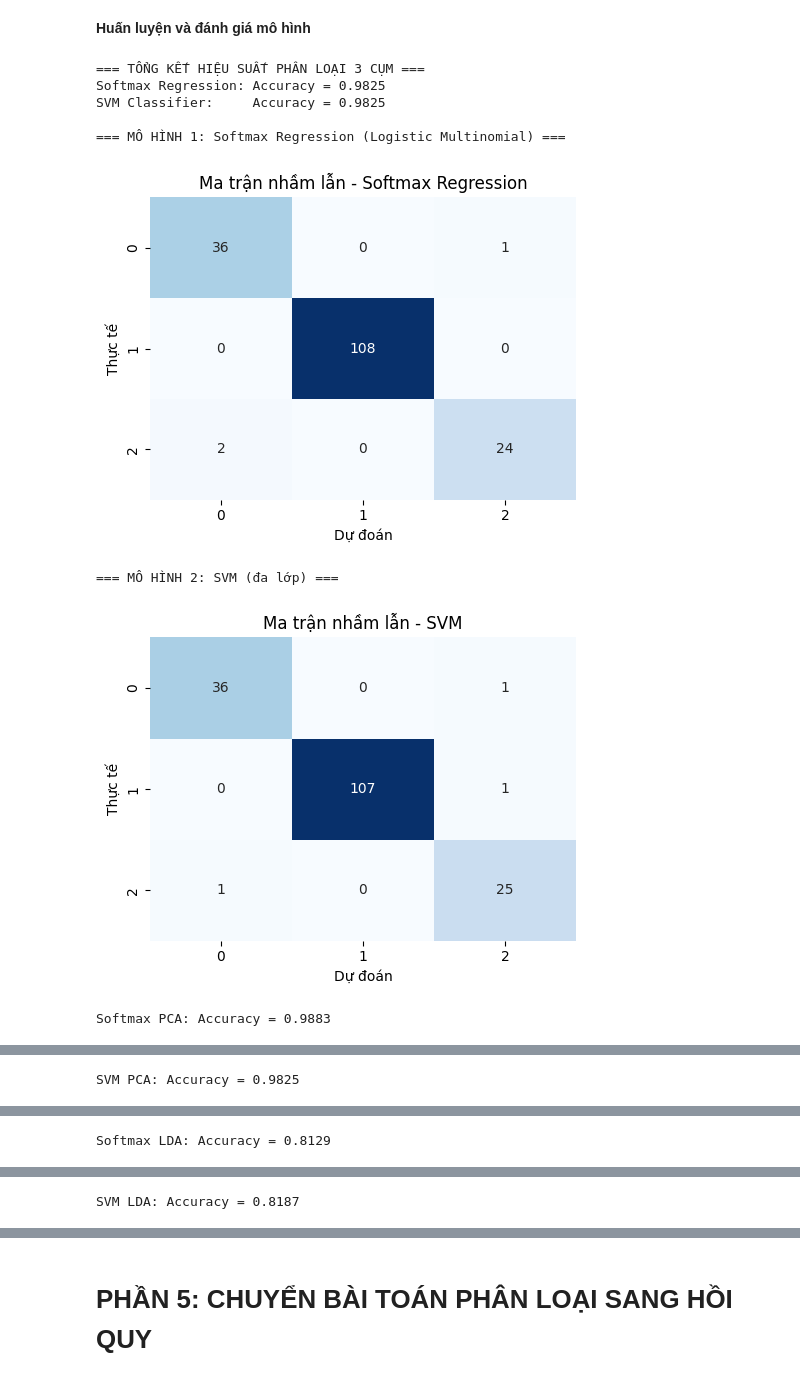
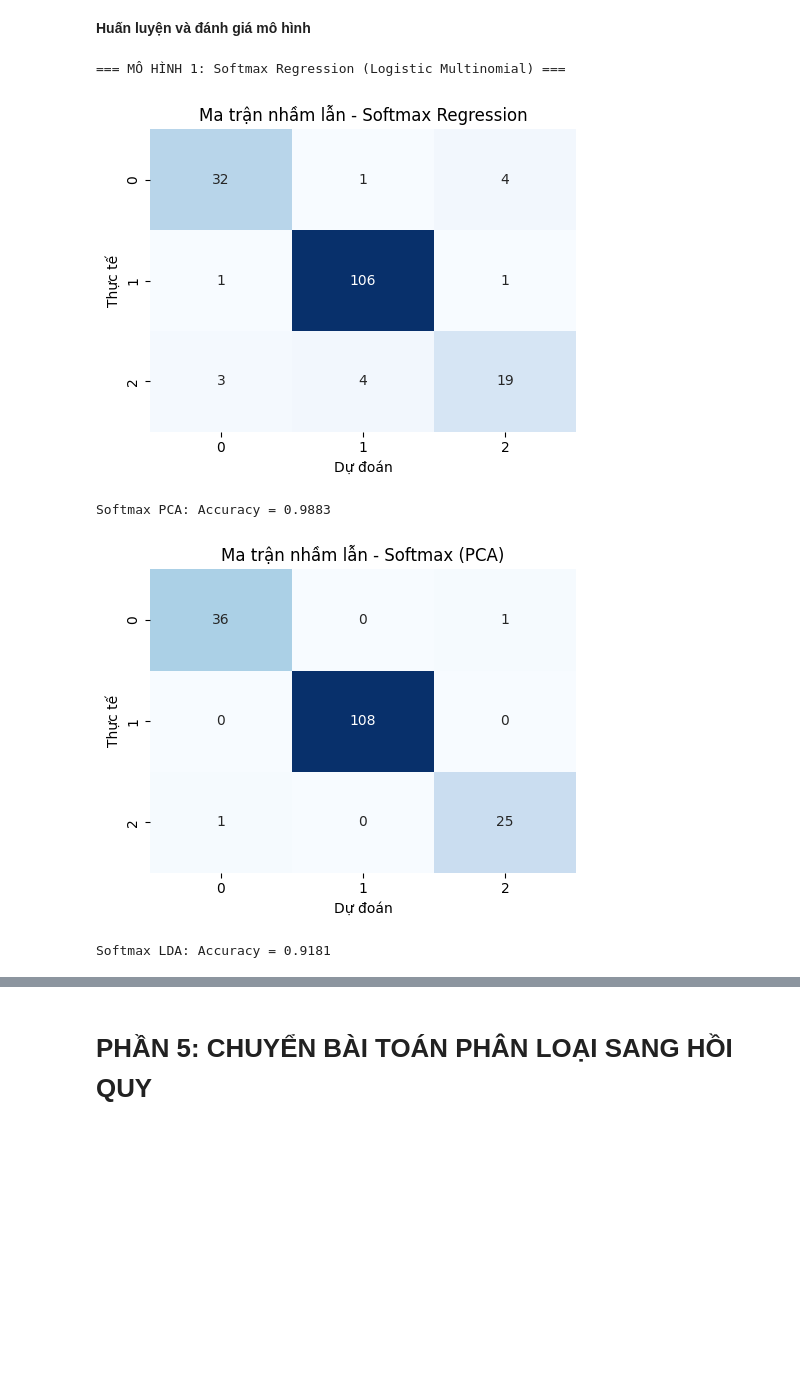
Before and after one commit to tdattm/wisconsin-breast-cancer-classification, a Jupyter notebook: src/source.ipynb, the cells around one changed output, grey strips where cells are left out. Saved outputs shown, nothing was run; the diff lists cells and outputs as text; code cells hidden in the pictures; blank space fills up the shorter version.

```diff
--- a/src/source.ipynb
+++ b/src/source.ipynb
@@ -1138,6 +1215,11 @@ def plot_cm(cm, title):
     plt.tight_layout()
     plt.show()
 
+# LDA cho bài toán 3 nhãn (KMeans)
+lda_3 = LDA(n_components=2)
+X_train_lda3 = lda_3.fit_transform(X_train_scaled, y_cluster_train)
+X_test_lda3 = lda_3.transform(X_test_scaled)
+
 # 4.2. Softmax Regression (Logistic Regression đa lớp)
 softmax_clf = LogisticRegression(
     multi_class='multinomial',
@@ -1145,87 +1227,53 @@ softmax_clf = LogisticRegression(
     max_iter=1000,
     random_state=42
 )
-softmax_clf.fit(X_train_scaled, y_cluster_train)
-y_pred_sm = softmax_clf.predict(X_test_scaled)
+softmax_clf.fit(X_train_lda3, y_cluster_train)
+y_pred_sm = softmax_clf.predict(X_test_lda3)
 
 acc_sm = accuracy_score(y_cluster_test, y_pred_sm)
 
 
-# 4.3. SVM (đa lớp)
-svm_clf = SVC(kernel='rbf', decision_function_shape='ovo', random_state=42)
-svm_clf.fit(X_train_scaled, y_cluster_train)
-y_pred_svm = svm_clf.predict(X_test_scaled)
-
-acc_svm = accuracy_score(y_cluster_test, y_pred_svm)
-
-print("\n=== TỔNG KẾT HIỆU SUẤT PHÂN LOẠI 3 CỤM ===")
-print(f"Softmax Regression: Accuracy = {acc_sm:.4f}")
-print(f"SVM Classifier:     Accuracy = {acc_svm:.4f}")
 
 # --- Vẽ ma trận nhầm lẫn cho Softmax ---
 print("\n=== MÔ HÌNH 1: Softmax Regression (Logistic Multinomial) ===")
 cm_softmax = confusion_matrix(y_cluster_test, y_pred_sm)
 plot_cm(cm_softmax, "Ma trận nhầm lẫn - Softmax Regression")
 
-# --- Vẽ ma trận nhầm lẫn cho SVM ---
-print("\n=== MÔ HÌNH 2: SVM (đa lớp) ===")
-cm_svm = confusion_matrix(y_cluster_test, y_pred_svm)
-plot_cm(cm_svm, "Ma trận nhầm lẫn - SVM")
+
 
 # --- PHẦN BỔ SUNG: Huấn luyện trên dữ liệu PCA và LDA ---
 
 # 4.4. Softmax Regression trên dữ liệu PCA
 softmax_pca = LogisticRegression(
     multi_class='multinomial',
     solver='lbfgs',
     max_iter=1000,
     random_state=42
 )
 softmax_pca.fit(X_train_pca_95, y_cluster_train)
 y_pred_sm_pca = softmax_pca.predict(X_test_pca_95)
 acc_sm_pca = accuracy_score(y_cluster_test, y_pred_sm_pca)
 print(f"\nSoftmax PCA: Accuracy = {acc_sm_pca:.4f}")
 cm_softmax_pca = confusion_matrix(y_cluster_test, y_pred_sm_pca)
 plot_cm(cm_softmax_pca, "Ma trận nhầm lẫn - Softmax (PCA)")
 
-# 4.5. SVM trên dữ liệu PCA
-svm_pca = SVC(kernel='rbf', decision_function_shape='ovo', random_state=42)
-svm_pca.fit(X_train_pca_95, y_cluster_train)
-y_pred_svm_pca = svm_pca.predict(X_test_pca_95)
-acc_svm_pca = accuracy_score(y_cluster_test, y_pred_svm_pca)
-print(f"SVM PCA: Accuracy = {acc_svm_pca:.4f}")
-cm_svm_pca = confusion_matrix(y_cluster_test, y_pred_svm_pca)
-plot_cm(cm_svm_pca, "Ma trận nhầm lẫn - SVM (PCA)")
 
 # 4.6. Softmax Regression trên dữ liệu LDA
 softmax_lda = LogisticRegression(
     multi_class='multinomial',
     solver='lbfgs',
     max_iter=1000,
     random_state=42
 )
-softmax_lda.fit(X_train_lda, y_cluster_train)
-y_pred_sm_lda = softmax_lda.predict(X_test_lda)
+softmax_lda.fit(X_train_lda3, y_cluster_train)
+y_pred_sm_lda = softmax_lda.predict(X_test_lda3)
 acc_sm_lda = accuracy_score(y_cluster_test, y_pred_sm_lda)
 print(f"\nSoftmax LDA: Accuracy = {acc_sm_lda:.4f}")
 cm_softmax_lda = confusion_matrix(y_cluster_test, y_pred_sm_lda)
 plot_cm(cm_softmax_lda, "Ma trận nhầm lẫn - Softmax (LDA)")
-
-# 4.7. SVM trên dữ liệu LDA
-svm_lda = SVC(kernel='rbf', decision_function_shape='ovo', random_state=42)
-svm_lda.fit(X_train_lda, y_cluster_train)
-y_pred_svm_lda = svm_lda.predict(X_test_lda)
-acc_svm_lda = accuracy_score(y_cluster_test, y_pred_svm_lda)
-print(f"SVM LDA: Accuracy = {acc_svm_lda:.4f}")
-cm_svm_lda = confusion_matrix(y_cluster_test, y_pred_svm_lda)
-plot_cm(cm_svm_lda, "Ma trận nhầm lẫn - SVM (LDA)")
 # %% [output]
-=== TỔNG KẾT HIỆU SUẤT PHÂN LOẠI 3 CỤM ===
-Softmax Regression: Accuracy = 0.9825
-SVM Classifier:     Accuracy = 0.9825
-
 === MÔ HÌNH 1: Softmax Regression (Logistic Multinomial) ===
-[figure, old version]
+[figure, new version]
-=== MÔ HÌNH 2: SVM (đa lớp) ===
+Softmax PCA: Accuracy = 0.9883
-[figure, old version]
+[figure, new version]
-Softmax PCA: Accuracy = 0.9883
+Softmax LDA: Accuracy = 0.9181
@@ -1233 +1280,0 @@ Softmax PCA: Accuracy = 0.9883
-SVM PCA: Accuracy = 0.9825
@@ -1235 +1280,0 @@ SVM PCA: Accuracy = 0.9825
-Softmax LDA: Accuracy = 0.8129
@@ -1237 +1280,0 @@ Softmax LDA: Accuracy = 0.8129
-SVM LDA: Accuracy = 0.8187
```
Also changed, not shown: parts of 11 cells of this notebook.
